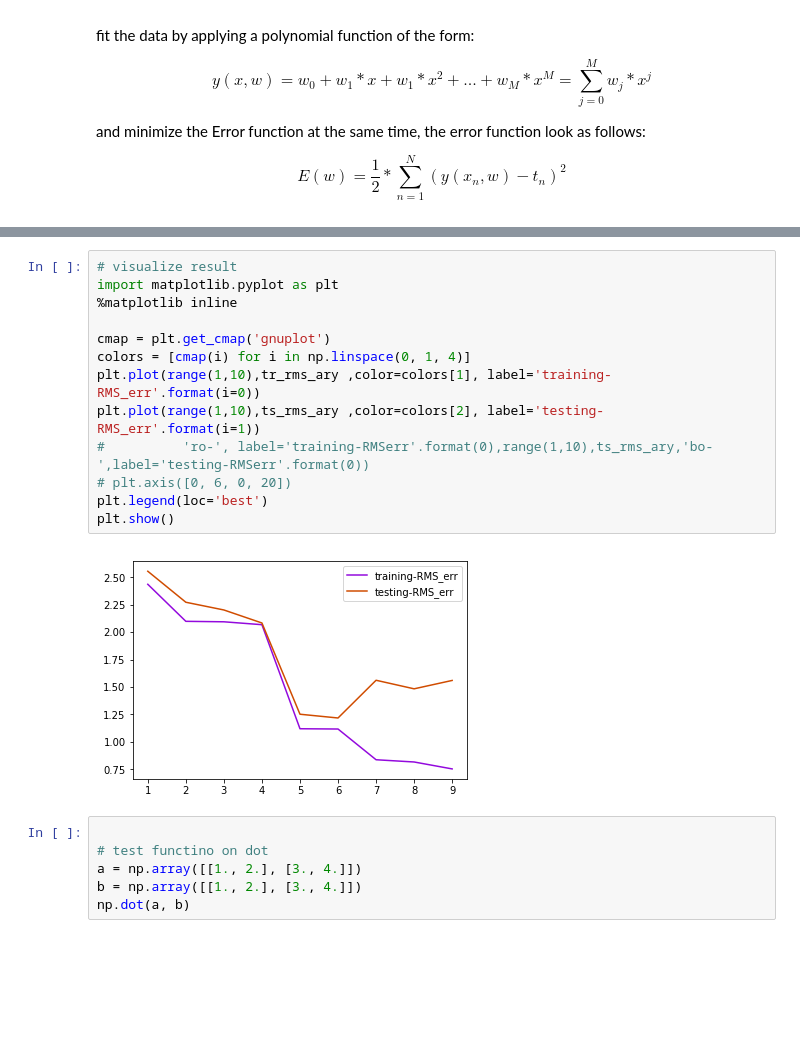
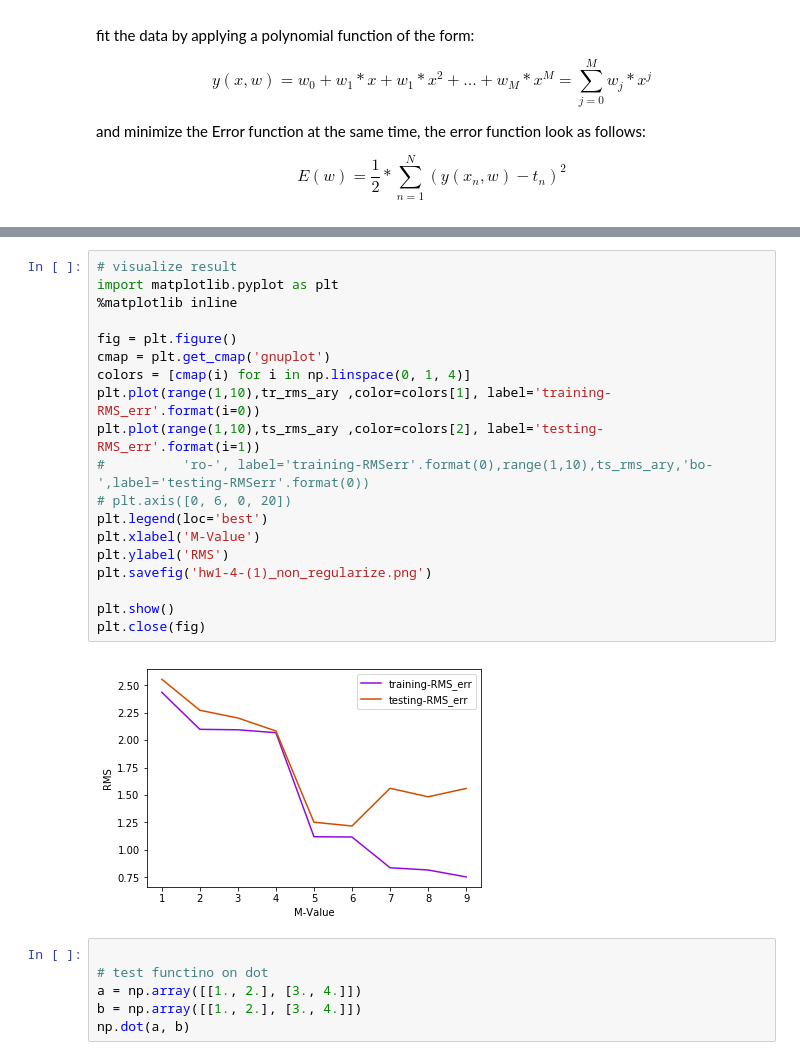
Before and after one commit to w102060018w/2017_MachineLearning_hw1, a Jupyter notebook: hw1-4_polynomial_curve_fitting.ipynb, the cells around one changed output, grey strips where cells are left out. Cells and saved outputs as stored; diff of their text form; blank space fills up the shorter version.

```diff
--- a/hw1-4_polynomial_curve_fitting.ipynb
+++ b/hw1-4_polynomial_curve_fitting.ipynb
@@ -145,18 +145,24 @@ testing rms-Err for M = 9 is 1.5594867296.
 # %%
 # visualize result
 import matplotlib.pyplot as plt
 %matplotlib inline
 
+fig = plt.figure()
 cmap = plt.get_cmap('gnuplot')
 colors = [cmap(i) for i in np.linspace(0, 1, 4)]
 plt.plot(range(1,10),tr_rms_ary ,color=colors[1], label='training-RMS_err'.format(i=0))
 plt.plot(range(1,10),ts_rms_ary ,color=colors[2], label='testing-RMS_err'.format(i=1))
 #          'ro-', label='training-RMSerr'.format(0),range(1,10),ts_rms_ary,'bo-',label='testing-RMSerr'.format(0))
 # plt.axis([0, 6, 0, 20])
 plt.legend(loc='best')
+plt.xlabel('M-Value')
+plt.ylabel('RMS')
+plt.savefig('hw1-4-(1)_non_regularize.png')
+
 plt.show()
+plt.close(fig)
 # %% [output]
-[figure, old version]
+[figure, new version]
 # %%
 
 # test functino on dot
```
Also changed, not shown: parts of 1 cell of this notebook, 4 other files.
